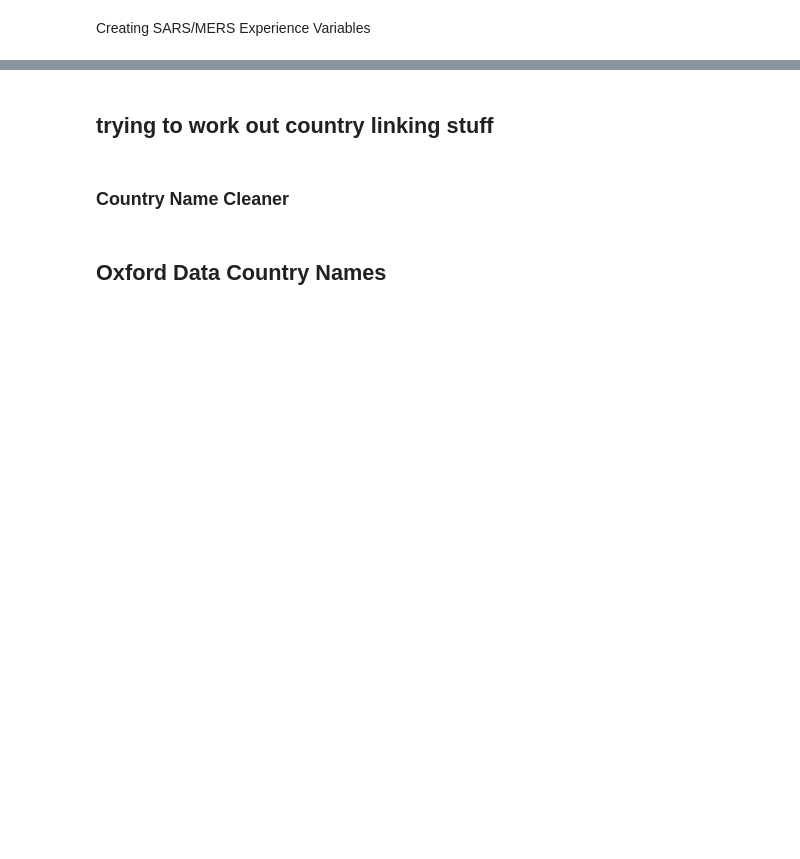
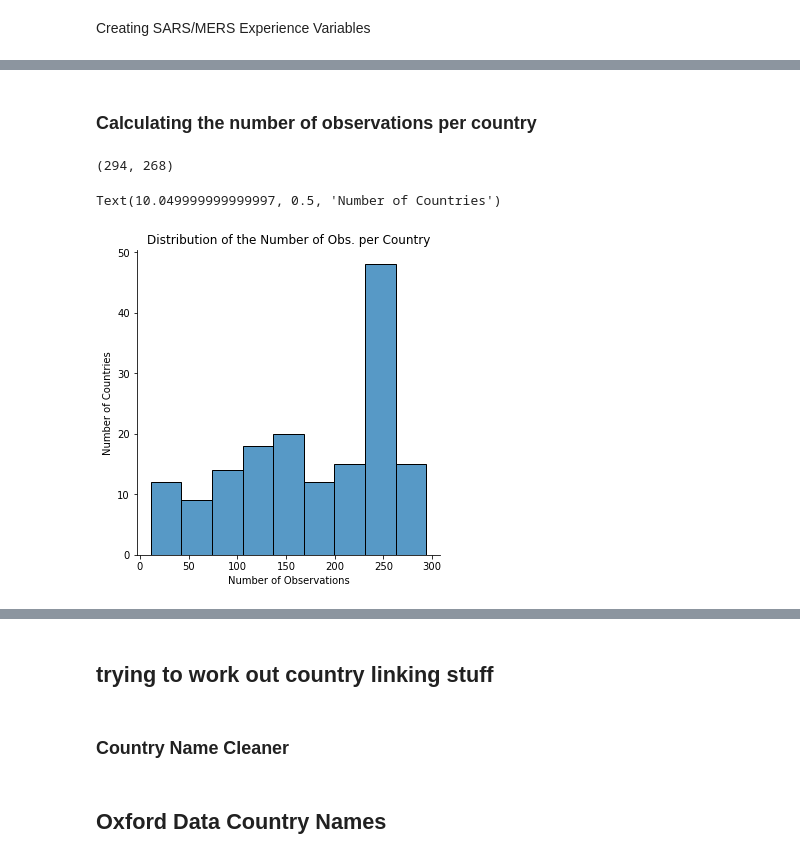
Before and after one commit to chacreton190/COVID-19, a Jupyter notebook: Code/COVID Manipulation 10-27-20.ipynb, the cells around one changed output, grey strips where cells are left out. Cells and saved outputs as stored; diff of their text form; code cells hidden in the pictures; blank space fills up the shorter version.

```diff
--- a/Code/COVID Manipulation 10-27-20.ipynb
+++ b/Code/COVID Manipulation 10-27-20.ipynb
@@ -666,0 +924,23 @@ long_df_newcontrol.case_count.hist()
+# %%
+for country in time_to_event.country.unique():
+    df = time_to_event.loc[time_to_event.country == country]
+    date_c = df.iloc[df.case_reported.ne(0).argmax()]['date']
+    date_d = df.iloc[df.death_reported.ne(0).argmax()]['date']
+    time_to_event.loc[(time_to_event.country == country) & (time_to_event.date >= date_c),'first_case_reported'] = 1
+    time_to_event.loc[(time_to_event.country == country) & (time_to_event.date >= date_d),'first_death_reported'] = 1
+del df
+time_to_event_case = time_to_event.loc[(time_to_event.first_case_reported > 0) & (time_to_event.peak_case < 2) & (time_to_event.case_muli_peak == 0)].reset_index()
+time_to_event_case = time_to_event_case.drop(columns=['death_peak_date', 'case_reported', 'death_reported',
+                                 'first_case_reported', 'first_death_reported','death_count',
+                                 'death_rol_mean7','death_max_rol_mean7'])
+time_to_event_death = time_to_event.loc[(time_to_event.first_death_reported > 0) & (time_to_event.peak_death < 2)& (time_to_event.death_muli_peak == 0)].reset_index()
+time_to_event_death = time_to_event_death.drop(columns=['case_count','case_rol_mean7','case_max_rol_mean7',
+                                                        'case_peak_date','case_muli_peak','death_reported',
+                                                        'first_case_reported', 'first_death_reported'])
+counter = 0
+# Creates the day count variable
+for country in time_to_event.country.unique():
+    time_to_event_case.loc[time_to_event_case.country == country ,'day'] = (time_to_event_case.loc[time_to_event_case.country == country].date - (time_to_event_case.loc[time_to_event_case.country == country].date.min() + pd.DateOffset(-1)))
+    time_to_event_death.loc[time_to_event_death.country == country ,'day'] = (time_to_event_death.loc[time_to_event_death.country == country].date - (time_to_event_death.loc[time_to_event_death.country == country].date.min() + pd.DateOffset(-1)))
+time_to_event_case['day_num'] = time_to_event_case.day.astype('timedelta64[D]').dt.components.days
+time_to_event_death['day_num'] = time_to_event_death.day.astype('timedelta64[D]').dt.components.days
@@ -666,0 +967,19 @@ long_df_newcontrol.case_count.hist()
+# %% [markdown]
+### Calculating the number of observations per country
+# %%
+time_to_event_case.day_num.max(), time_to_event_death.day_num.max()
+# %% [output]
+(294, 268)
+# %%
+num_obs_country = time_to_event_case.country.value_counts().to_frame()
+num_obs_country.rename(columns={'country':'n_days'},inplace=True)
+num_obs_country = num_obs_country.reset_index()
+num_obs_country.set_index('index',inplace=True)
+# %%
+sns.displot(x='n_days', data=num_obs_country)
+plt.title('Distribution of the Number of Obs. per Country')
+plt.xlabel('Number of Observations')
+plt.ylabel('Number of Countries')
+# %% [output]
+Text(10.049999999999997, 0.5, 'Number of Countries')
+[figure, added]
```
Also changed, not shown: parts of 94 cells of this notebook, 16 other files.
